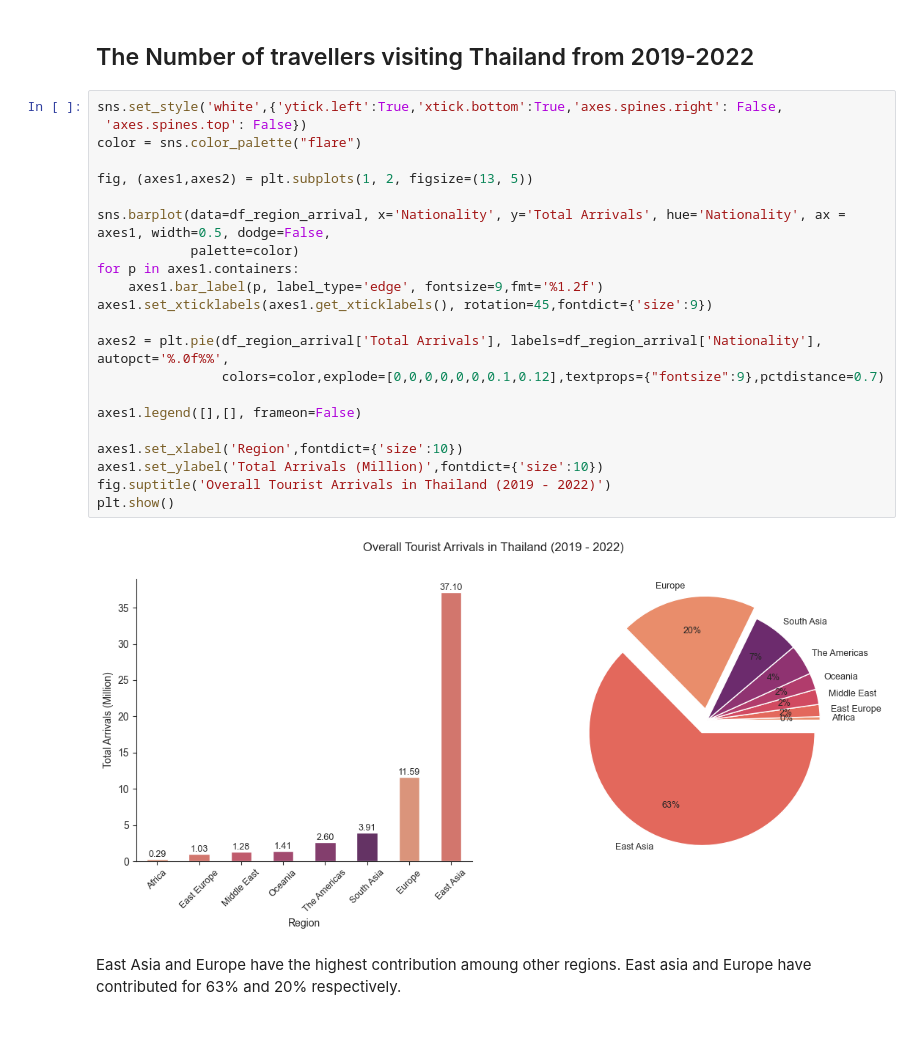
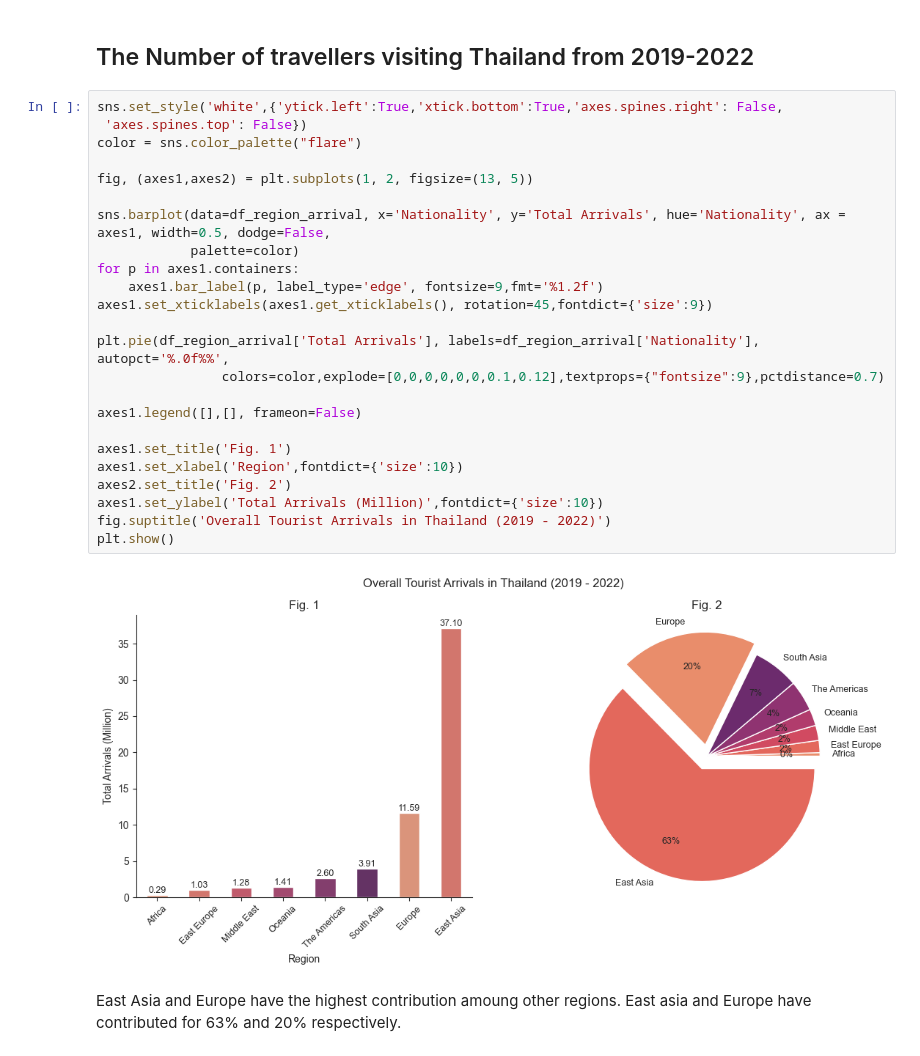
Before and after one commit to eatrabyo/dads-5001-mini-project, a Jupyter notebook: Analysis_stylist.ipynb, the cells around one changed output. Saved outputs shown, nothing was run; the diff lists cells and outputs as text.

```diff
--- a/Analysis_stylist.ipynb
+++ b/Analysis_stylist.ipynb
@@ -166,27 +166,29 @@ df_region_arrival
 # %%
 sns.set_style('white',{'ytick.left':True,'xtick.bottom':True,'axes.spines.right': False,
  'axes.spines.top': False})
 color = sns.color_palette("flare")
 
 fig, (axes1,axes2) = plt.subplots(1, 2, figsize=(13, 5))
 
 sns.barplot(data=df_region_arrival, x='Nationality', y='Total Arrivals', hue='Nationality', ax = axes1, width=0.5, dodge=False,
             palette=color)
 for p in axes1.containers:
     axes1.bar_label(p, label_type='edge', fontsize=9,fmt='%1.2f')
 axes1.set_xticklabels(axes1.get_xticklabels(), rotation=45,fontdict={'size':9})
 
-axes2 = plt.pie(df_region_arrival['Total Arrivals'], labels=df_region_arrival['Nationality'], autopct='%.0f%%',
+plt.pie(df_region_arrival['Total Arrivals'], labels=df_region_arrival['Nationality'], autopct='%.0f%%',
                 colors=color,explode=[0,0,0,0,0,0,0.1,0.12],textprops={"fontsize":9},pctdistance=0.7)
 
 axes1.legend([],[], frameon=False)
 
+axes1.set_title('Fig. 1')
 axes1.set_xlabel('Region',fontdict={'size':10})
+axes2.set_title('Fig. 2')
 axes1.set_ylabel('Total Arrivals (Million)',fontdict={'size':10})
 fig.suptitle('Overall Tourist Arrivals in Thailand (2019 - 2022)')
 plt.show()
 # %% [output]
-[figure, old version]
+[figure, new version]
 # %% [markdown]
 East Asia and Europe have the highest contribution amoung other regions. East asia and Europe have contributed for 63% and 20% respectively.
 # %% [markdown]
```
